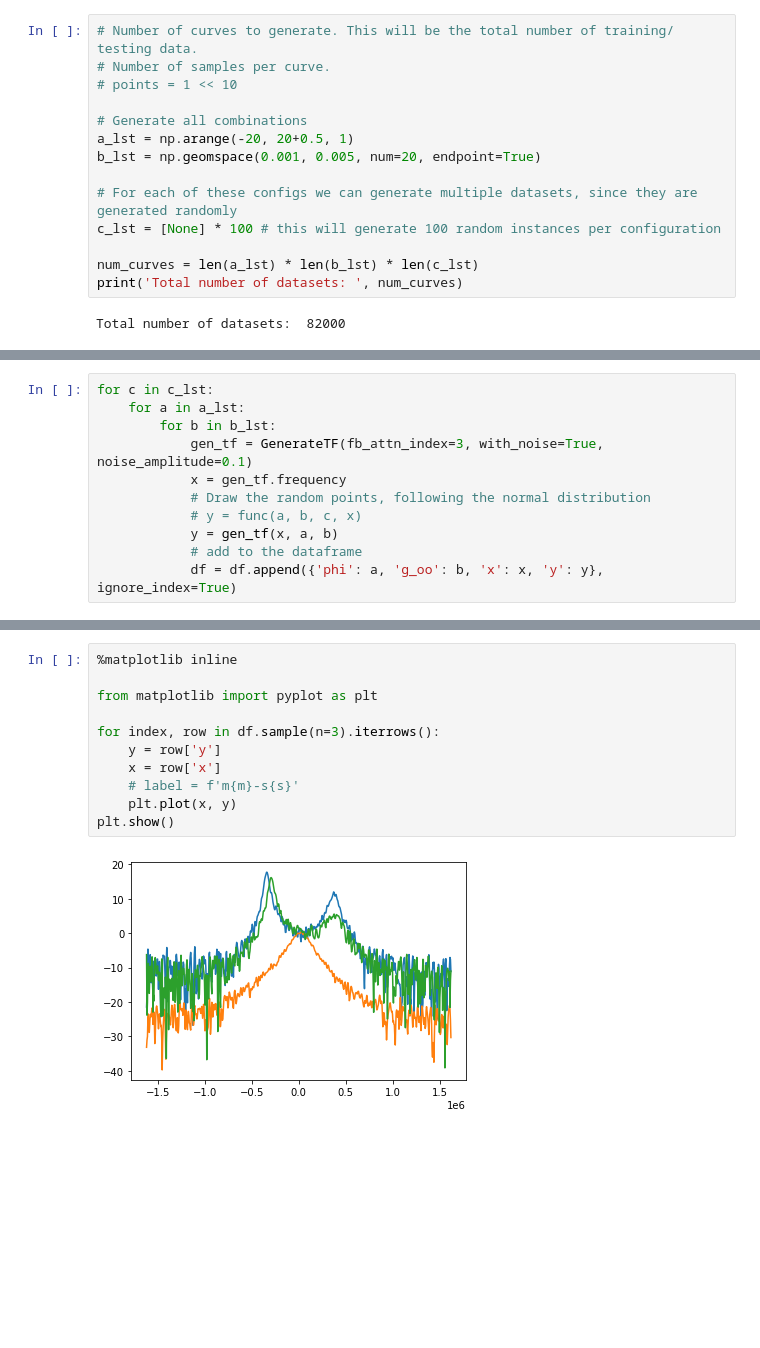
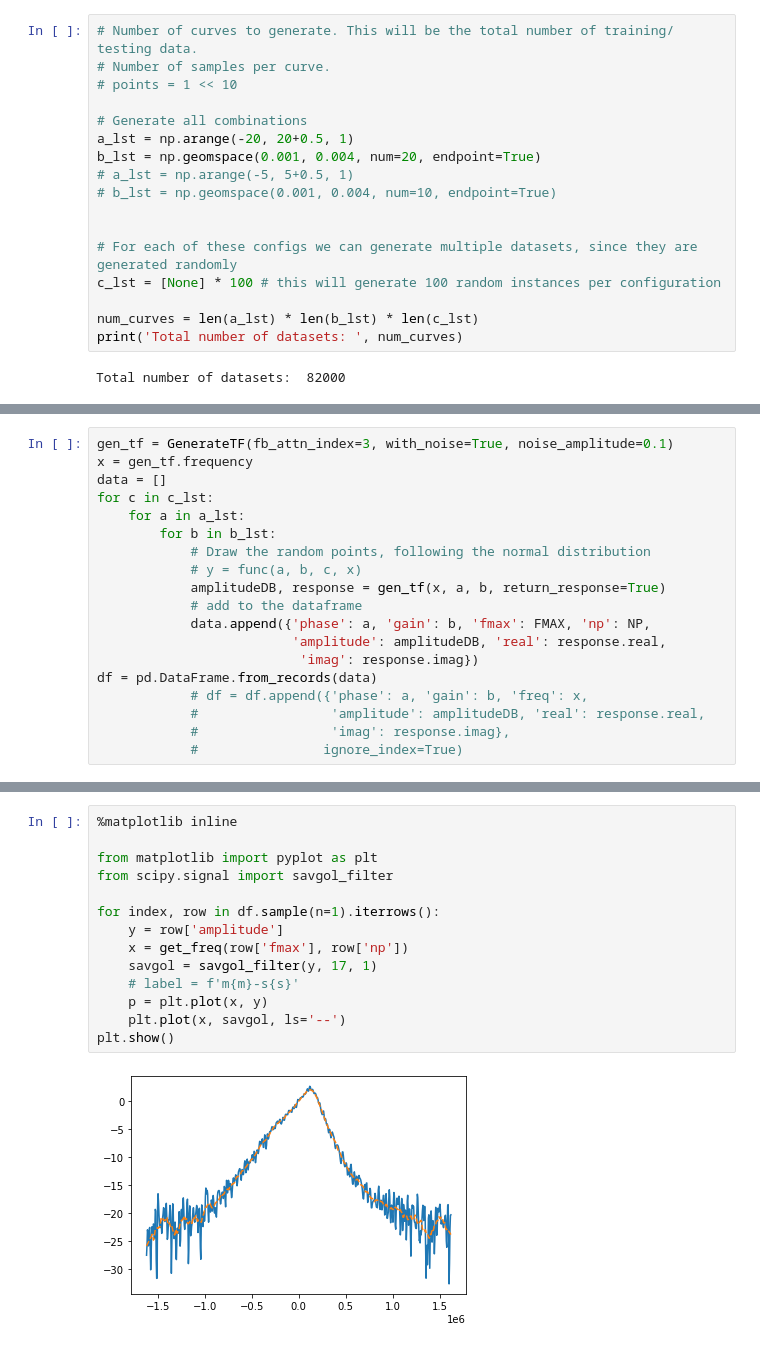
Before and after one commit to kiliakis/ML-LHC-closed-loop, a Jupyter notebook: generate_data.ipynb, the cells around one changed output, grey strips where cells are left out. Drawn from its saved outputs; the diff is of its cells as text; blank space fills up the shorter version.

```diff
--- a/generate_data.ipynb
+++ b/generate_data.ipynb
@@ -13,7 +13,10 @@ from generate_TF import GenerateTF
 
 # Generate all combinations
 a_lst = np.arange(-20, 20+0.5, 1)
-b_lst = np.geomspace(0.001, 0.005, num=20, endpoint=True)
+b_lst = np.geomspace(0.001, 0.004, num=20, endpoint=True)
+# a_lst = np.arange(-5, 5+0.5, 1)
+# b_lst = np.geomspace(0.001, 0.004, num=10, endpoint=True)
+
 
 # For each of these configs we can generate multiple datasets, since they are generated randomly
 c_lst = [None] * 100 # this will generate 100 random instances per configuration
@@ -27,14 +28,22 @@ df = pd.DataFrame(columns=['phi', 'g_oo', 'x', 'y'])
 # %%
+gen_tf = GenerateTF(fb_attn_index=3, with_noise=True, noise_amplitude=0.1)
+x = gen_tf.frequency
+data = []
 for c in c_lst:
     for a in a_lst:
         for b in b_lst:
-            gen_tf = GenerateTF(fb_attn_index=3, with_noise=True, noise_amplitude=0.1)
-            x = gen_tf.frequency
             # Draw the random points, following the normal distribution
             # y = func(a, b, c, x)
-            y = gen_tf(x, a, b)
+            amplitudeDB, response = gen_tf(x, a, b, return_response=True)
             # add to the dataframe
-            df = df.append({'phi': a, 'g_oo': b, 'x': x, 'y': y}, ignore_index=True)
+            data.append({'phase': a, 'gain': b, 'fmax': FMAX, 'np': NP,
+                         'amplitude': amplitudeDB, 'real': response.real,
+                          'imag': response.imag})
+df = pd.DataFrame.from_records(data)
+            # df = df.append({'phase': a, 'gain': b, 'freq': x,
+            #                 'amplitude': amplitudeDB, 'real': response.real,
+            #                 'imag': response.imag},
+            #                ignore_index=True)
 # %%
 df.head()
 # %% [output]
@@ -47,13 +56,16 @@ df.head()
 # %%
 %matplotlib inline
 
 from matplotlib import pyplot as plt
+from scipy.signal import savgol_filter
 
-for index, row in df.sample(n=3).iterrows():
-    y = row['y']
-    x = row['x']
+for index, row in df.sample(n=1).iterrows():
+    y = row['amplitude']
+    x = get_freq(row['fmax'], row['np'])
+    savgol = savgol_filter(y, 17, 1)
     # label = f'm{m}-s{s}'
-    plt.plot(x, y)
+    p = plt.plot(x, y)
+    plt.plot(x, savgol, ls='--')
 plt.show()
 # %% [output]
-[figure, old version]
+[figure, new version]
```
Also changed, not shown: parts of 5 cells of this notebook, 6 other files.
